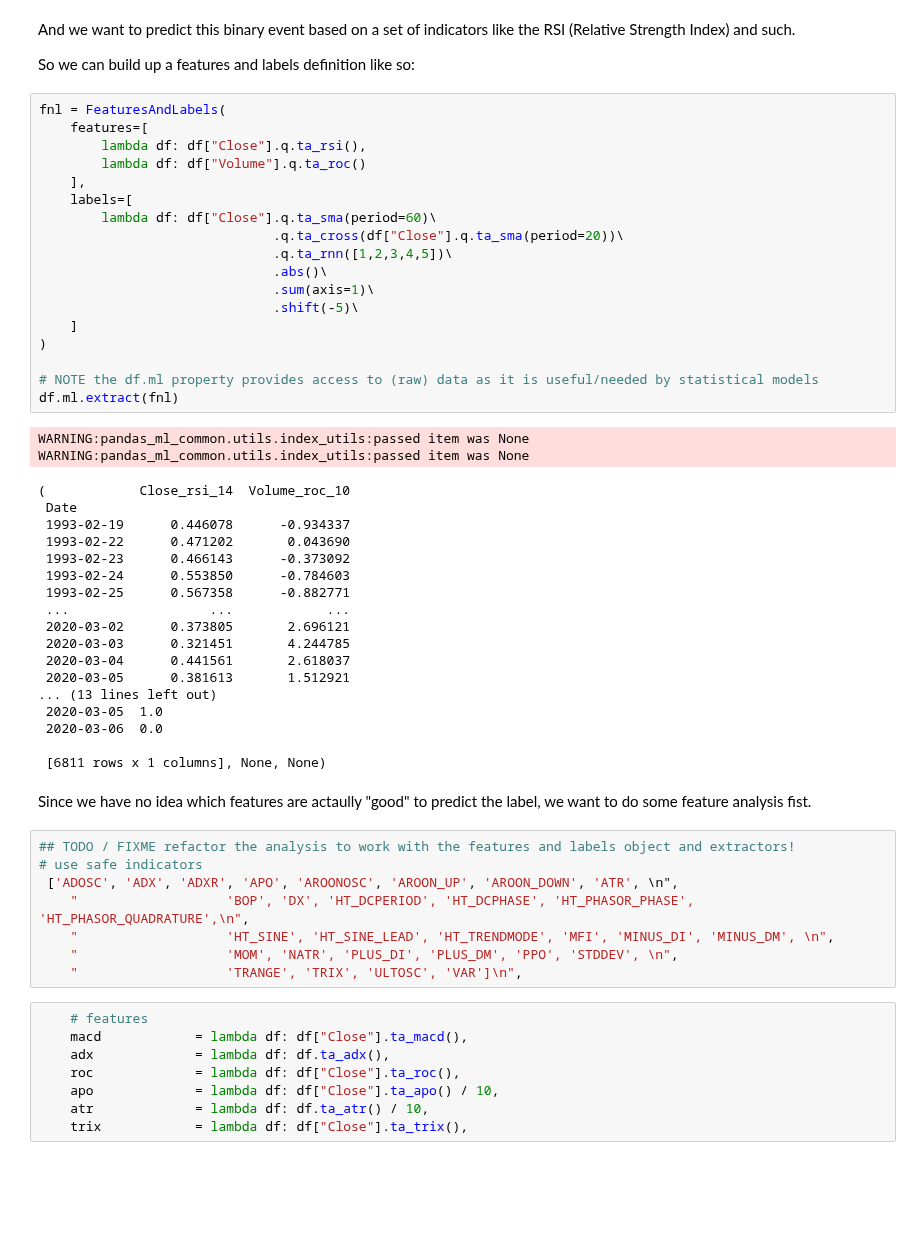
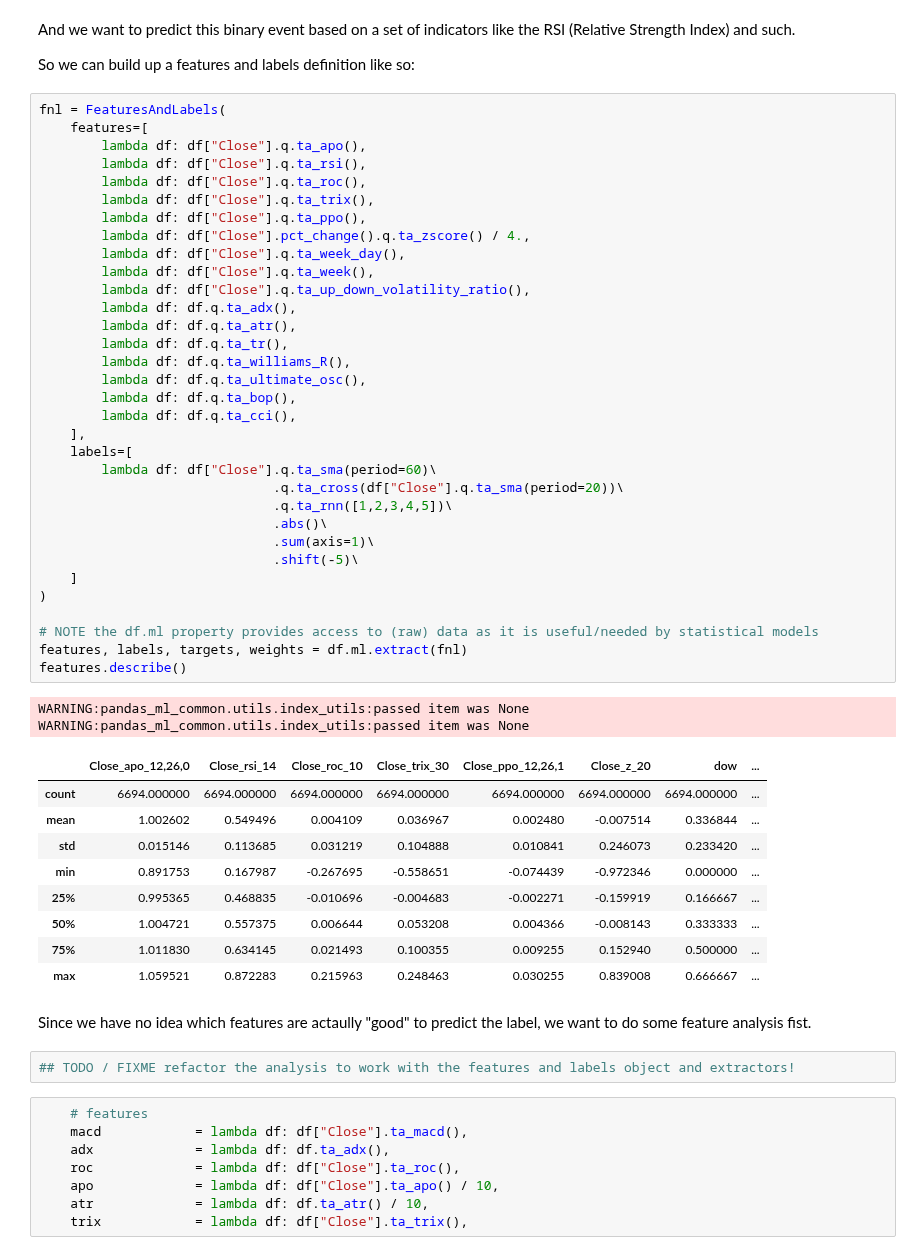
Before and after one commit to KIC/pandas-ml-quant, a Jupyter notebook: Readme.ipynb, the cells around one changed output. Drawn from its saved outputs; the diff is of its cells as text; blank space fills up the shorter version.

```diff
--- a/Readme.ipynb
+++ b/Readme.ipynb
@@ -75,51 +75,52 @@ So we can build up a features and labels definition like so:
 # %%
 fnl = FeaturesAndLabels(
     features=[
+        lambda df: df["Close"].q.ta_apo(),
         lambda df: df["Close"].q.ta_rsi(),
-        lambda df: df["Volume"].q.ta_roc()
+        lambda df: df["Close"].q.ta_roc(),
+        lambda df: df["Close"].q.ta_trix(),
+        lambda df: df["Close"].q.ta_ppo(),
+        lambda df: df["Close"].pct_change().q.ta_zscore() / 4.,
+        lambda df: df["Close"].q.ta_week_day(),
+        lambda df: df["Close"].q.ta_week(),
+        lambda df: df["Close"].q.ta_up_down_volatility_ratio(),
+        lambda df: df.q.ta_adx(),
+        lambda df: df.q.ta_atr(),
+        lambda df: df.q.ta_tr(),
+        lambda df: df.q.ta_williams_R(),
+        lambda df: df.q.ta_ultimate_osc(),
+        lambda df: df.q.ta_bop(),
+        lambda df: df.q.ta_cci(),
     ],
     labels=[
         lambda df: df["Close"].q.ta_sma(period=60)\
                               .q.ta_cross(df["Close"].q.ta_sma(period=20))\
                               .q.ta_rnn([1,2,3,4,5])\
                               .abs()\
                               .sum(axis=1)\
                               .shift(-5)\
     ]
 )
 
 # NOTE the df.ml property provides access to (raw) data as it is useful/needed by statistical models
-df.ml.extract(fnl)
+features, labels, targets, weights = df.ml.extract(fnl)
+features.describe()
 # %% [output]
 WARNING:pandas_ml_common.utils.index_utils:passed item was None
 WARNING:pandas_ml_common.utils.index_utils:passed item was None
-(            Close_rsi_14  Volume_roc_10
- Date
- 1993-02-19      0.446078      -0.934337
- 1993-02-22      0.471202       0.043690
- 1993-02-23      0.466143      -0.373092
- 1993-02-24      0.553850      -0.784603
- 1993-02-25      0.567358      -0.882771
- ...                  ...            ...
- 2020-03-02      0.373805       2.696121
- 2020-03-03      0.321451       4.244785
- 2020-03-04      0.441561       2.618037
- 2020-03-05      0.381613       1.512921
-... (13 lines left out)
- 2020-03-05  1.0
- 2020-03-06  0.0
-
- [6811 rows x 1 columns], None, None)
+|  | Close_apo_12,26,0 | Close_rsi_14 | Close_roc_10 | Close_trix_30 | Close_ppo_12,26,1 | Close_z_20 | dow | ... |
+| count | 6694.000000 | 6694.000000 | 6694.000000 | 6694.000000 | 6694.000000 | 6694.000000 | 6694.000000 | ... |
+| mean | 1.002602 | 0.549496 | 0.004109 | 0.036967 | 0.002480 | -0.007514 | 0.336844 | ... |
+| std | 0.015146 | 0.113685 | 0.031219 | 0.104888 | 0.010841 | 0.246073 | 0.233420 | ... |
+| min | 0.891753 | 0.167987 | -0.267695 | -0.558651 | -0.074439 | -0.972346 | 0.000000 | ... |
+| 25% | 0.995365 | 0.468835 | -0.010696 | -0.004683 | -0.002271 | -0.159919 | 0.166667 | ... |
+| 50% | 1.004721 | 0.557375 | 0.006644 | 0.053208 | 0.004366 | -0.008143 | 0.333333 | ... |
+| 75% | 1.011830 | 0.634145 | 0.021493 | 0.100355 | 0.009255 | 0.152940 | 0.500000 | ... |
+| max | 1.059521 | 0.872283 | 0.215963 | 0.248463 | 0.030255 | 0.839008 | 0.666667 | ... |
 # %% [markdown]
 Since we have no idea which features are actaully "good" to predict the label, we want to do some feature analysis fist.
 # %%
 ## TODO / FIXME refactor the analysis to work with the features and labels object and extractors!
-# use safe indicators
- ['ADOSC', 'ADX', 'ADXR', 'APO', 'AROONOSC', 'AROON_UP', 'AROON_DOWN', 'ATR', \n",
-    "                   'BOP', 'DX', 'HT_DCPERIOD', 'HT_DCPHASE', 'HT_PHASOR_PHASE', 'HT_PHASOR_QUADRATURE',\n",
-    "                   'HT_SINE', 'HT_SINE_LEAD', 'HT_TRENDMODE', 'MFI', 'MINUS_DI', 'MINUS_DM', \n",
-    "                   'MOM', 'NATR', 'PLUS_DI', 'PLUS_DM', 'PPO', 'STDDEV', \n",
-    "                   'TRANGE', 'TRIX', 'ULTOSC', 'VAR']\n",
 # %%
     # features
     macd            = lambda df: df["Close"].ta_macd(),
```
Also changed, not shown: 5 other files.
